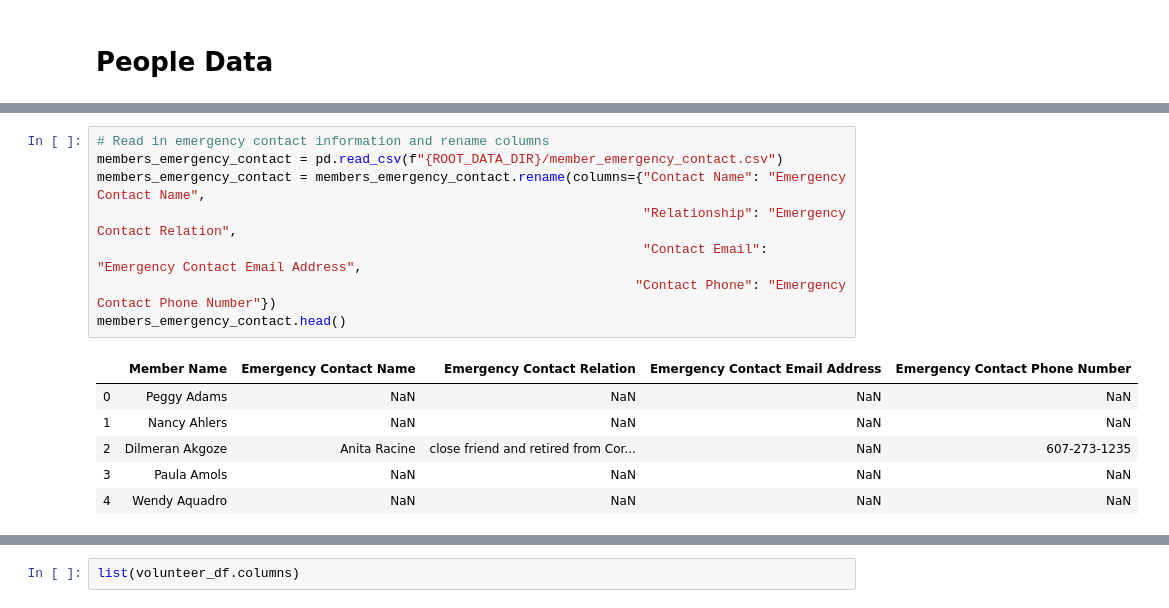
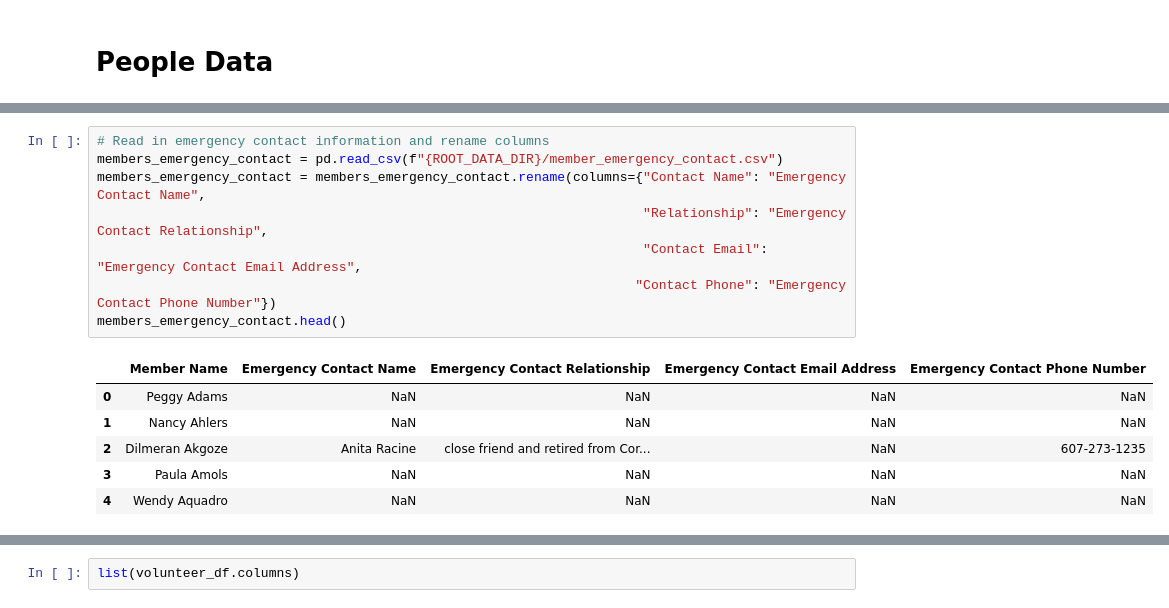
Before and after one commit to cornellh4i/love-living-at-home, a Jupyter notebook: app/data/notebooks/process_data.ipynb, the cells around one changed output, grey strips where cells are left out. Cells and saved outputs as stored; diff of their text form.

```diff
--- a/app/data/notebooks/process_data.ipynb
+++ b/app/data/notebooks/process_data.ipynb
@@ -238,13 +162,13 @@ members_df.head()
 # %%
 # Read in emergency contact information and rename columns
 members_emergency_contact = pd.read_csv(f"{ROOT_DATA_DIR}/member_emergency_contact.csv")
 members_emergency_contact = members_emergency_contact.rename(columns={"Contact Name": "Emergency Contact Name",
-                                                                      "Relationship": "Emergency Contact Relation",
+                                                                      "Relationship": "Emergency Contact Relationship",
                                                                       "Contact Email": "Emergency Contact Email Address",
                                                                      "Contact Phone": "Emergency Contact Phone Number"})
 members_emergency_contact.head()
 # %% [output]
-|  | Member Name | Emergency Contact Name | Emergency Contact Relation | Emergency Contact Email Address | Emergency Contact Phone Number |
+|  | Member Name | Emergency Contact Name | Emergency Contact Relationship | Emergency Contact Email Address | Emergency Contact Phone Number |
 | 0 | Peggy Adams | NaN | NaN | NaN | NaN |
 | 1 | Nancy Ahlers | NaN | NaN | NaN | NaN |
 | 2 | Dilmeran Akgoze | Anita Racine | close friend and retired from Cor... | NaN | 607-273-1235 |
```
Also changed, not shown: parts of 36 cells of this notebook, 7 other files.
